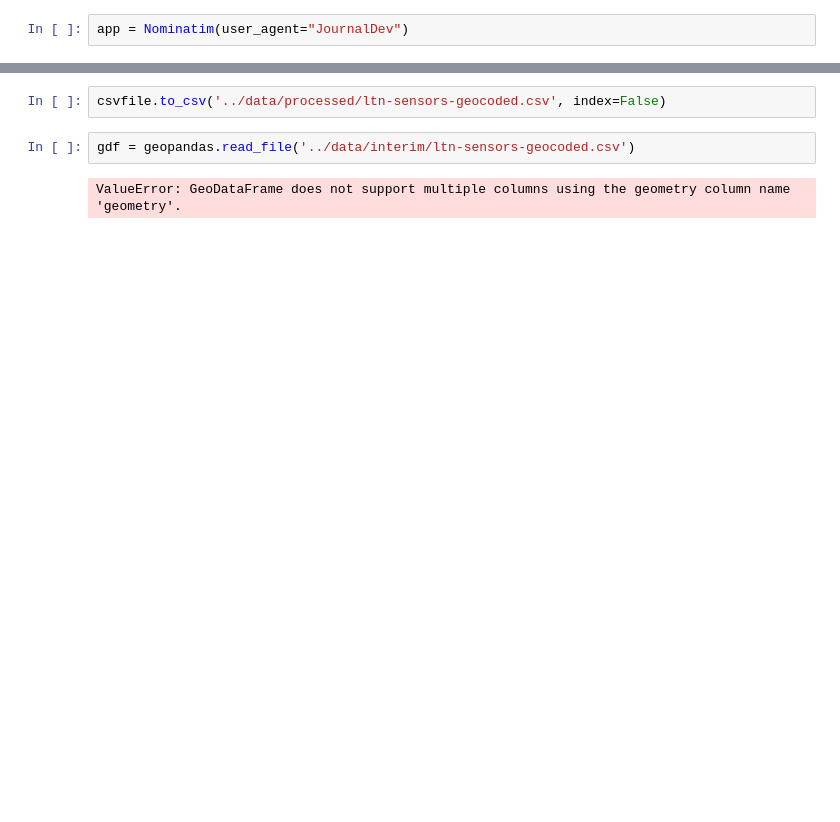
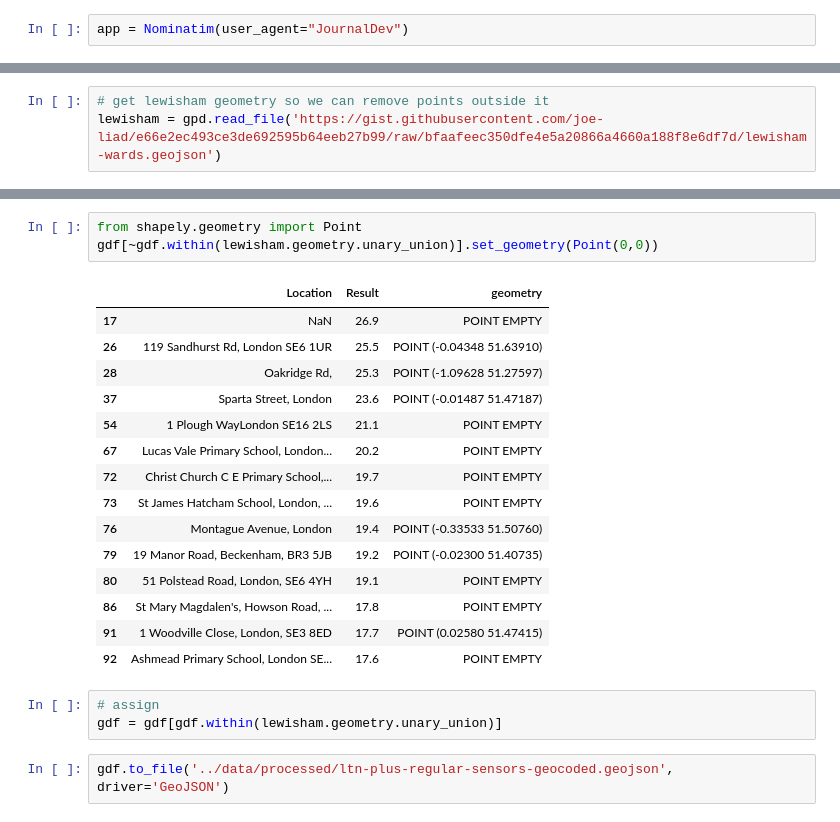
Before and after one commit to lb-lewisham/diffusion-tubes, a Jupyter notebook: notebooks/1.0-jl-geocoder.ipynb, the cells around one changed output, grey strips where cells are left out. Drawn from its saved outputs; the diff is of its cells as text; blank space fills up the shorter version.

```diff
--- a/notebooks/1.0-jl-geocoder.ipynb
+++ b/notebooks/1.0-jl-geocoder.ipynb
@@ -29,0 +130,3 @@ csvfile
+# %%
+# get lewisham geometry so we can remove points outside it
+lewisham = gpd.read_file('https://gist.githubusercontent.com/joe-liad/e66e2ec493ce3de692595b64eeb27b99/raw/bfaafeec350dfe4e5a20866a4660a188f8e6df7d/lewisham-wards.geojson')
@@ -30,6 +157,24 @@ csvfile
+# %%
+from shapely.geometry import Point
+gdf[~gdf.within(lewisham.geometry.unary_union)].set_geometry(Point(0,0))
+# %% [output]
+|  | Location | Result | geometry |
+| 17 | NaN | 26.9 | POINT EMPTY |
+| 26 | 119 Sandhurst Rd, London SE6 1UR | 25.5 | POINT (-0.04348 51.63910) |
+| 28 | Oakridge Rd, | 25.3 | POINT (-1.09628 51.27597) |
+| 37 | Sparta Street, London | 23.6 | POINT (-0.01487 51.47187) |
+| 54 | 1 Plough WayLondon SE16 2LS | 21.1 | POINT EMPTY |
+| 67 | Lucas Vale Primary School, London... | 20.2 | POINT EMPTY |
+| 72 | Christ Church C E Primary School,... | 19.7 | POINT EMPTY |
+| 73 | St James Hatcham School, London, ... | 19.6 | POINT EMPTY |
+| 76 | Montague Avenue, London | 19.4 | POINT (-0.33533 51.50760) |
+| 79 | 19 Manor Road, Beckenham, BR3 5JB | 19.2 | POINT (-0.02300 51.40735) |
+| 80 | 51 Polstead Road, London, SE6 4YH | 19.1 | POINT EMPTY |
+| 86 | St Mary Magdalen's, Howson Road, ... | 17.8 | POINT EMPTY |
+| 91 | 1 Woodville Close, London, SE3 8ED | 17.7 | POINT (0.02580 51.47415) |
+| 92 | Ashmead Primary School, London SE... | 17.6 | POINT EMPTY |
+# %%
+# assign
+gdf = gdf[gdf.within(lewisham.geometry.unary_union)]
 # %%
-csvfile.to_csv('../data/processed/ltn-sensors-geocoded.csv', index=False)
+gdf.to_file('../data/processed/ltn-plus-regular-sensors-geocoded.geojson', driver='GeoJSON')
-# %%
-gdf = geopandas.read_file('../data/interim/ltn-sensors-geocoded.csv')
-# %% [output]
-ValueError: GeoDataFrame does not support multiple columns using the geometry column name 'geometry'.
```
Also changed, not shown: parts of 26 cells of this notebook, 10 other files.
